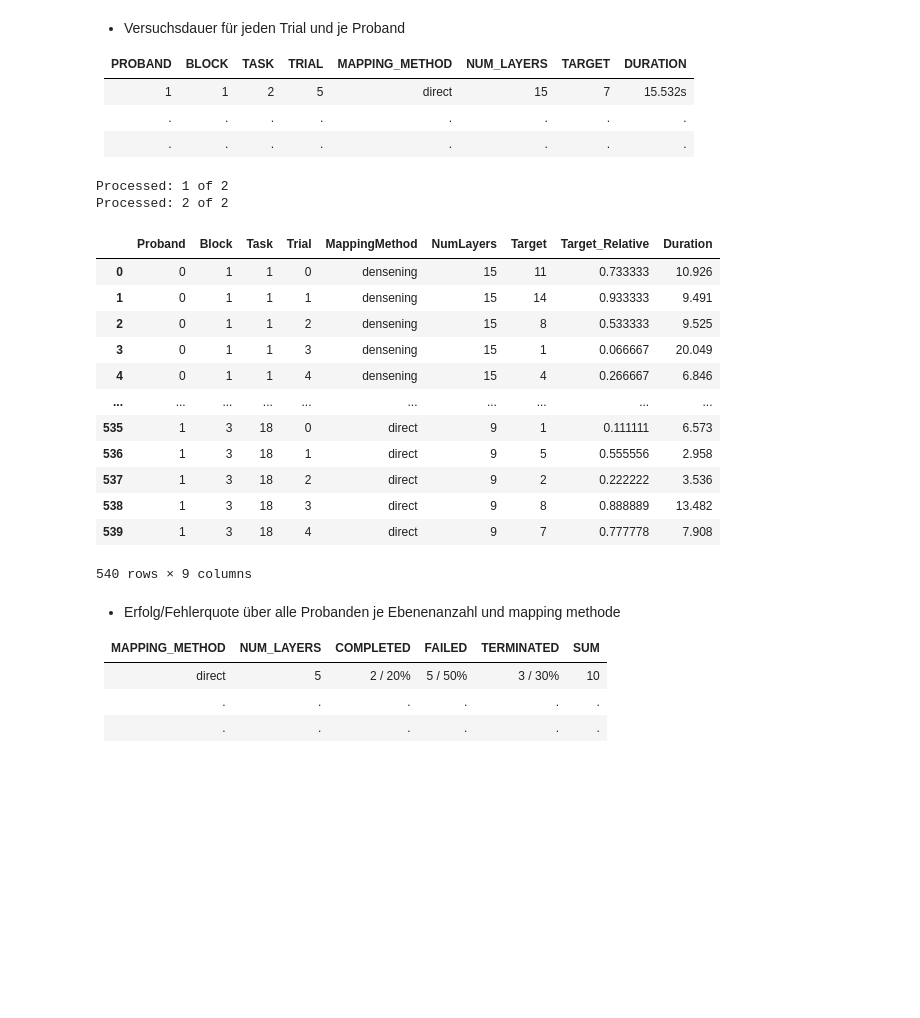
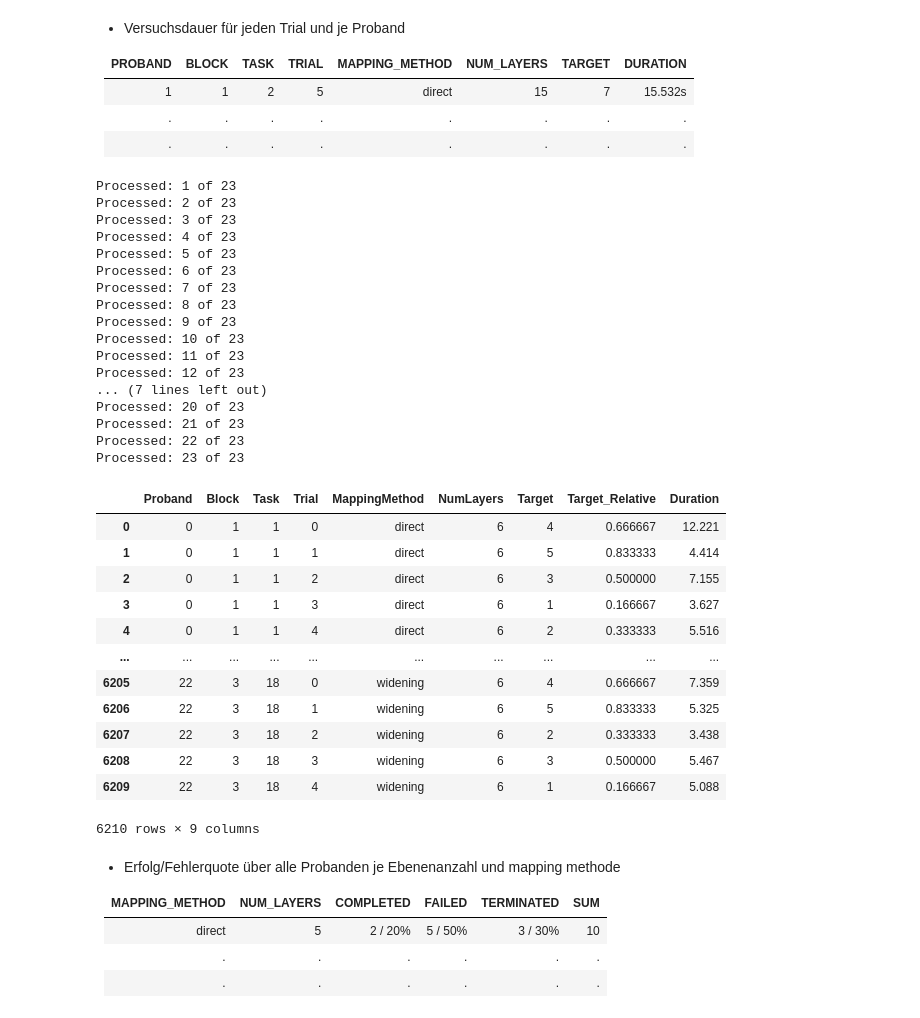
Before and after one commit to visualengineers/reflex-avi2022-results, a Jupyter notebook: code/zelasto study.ipynb, the cells around one changed output. Saved outputs shown, nothing was run; the diff lists cells and outputs as text; code cells hidden in the pictures; blank space fills up the shorter version.

```diff
--- a/code/zelasto study.ipynb
+++ b/code/zelasto study.ipynb
@@ -253,7 +266,7 @@ for proband in cleanedStudy:
         if proband["posX"][i] == " START":
             last_start = i
 
-        if last_start < i and (proband["posX"][i] == " COMPLETED" or proband["posX"][i] == " FAILED" or proband["posX"][i] == " TERMINATED"):
+        if (proband["posX"][i] == " COMPLETED" or proband["posX"][i] == " FAILED" or proband["posX"][i] == " TERMINATED"):
             # add Result to Dataframe
             # copy get the needed values and addd entry to the dataframe
             blockNo = math.ceil(proband["TaskNo"][i] / 18)
@@ -261,9 +274,13 @@ for proband in cleanedStudy:
             layerCount = proband["LayerCount"][i]
             target = int(proband["TargetLayers"][i].split(",")[proband["TrialIdx"][i]])
 
-            endOfTrials.loc[len(endOfTrials)] = [probandNum, blockNo, taskNo, proband["TrialIdx"][i], proband["mappingMethod"][i], layerCount, target, target / layerCount, proband["posX"][i] ]
+            if last_start >= i:
+                # double result - message
+                print("double result found for proband " + str(probandNum) + " : [" + str(blockNo) + " | " + str(taskNo) + " | " + str(proband["TrialIdx"][i]) + " | " + str(i) + "]")
+            else:
+                endOfTrials.loc[len(endOfTrials)] = [probandNum, blockNo, taskNo, proband["TrialIdx"][i], proband["mappingMethod"][i], layerCount, target, target / layerCount, proband["posX"][i] ]
 
-            last_start = len(proband)
+                last_start = len(proband)
 
     probandNum = probandNum+1
     print("Processed: " + str(probandNum) + " of " + str(len(cleanedStudy)))
@@ -311,52 +343,72 @@ for proband in cleanedStudy:
     time_start = datetime(1,1,1)
 
     # search for all results for each proband
     for i in range (0, len(proband)):
 
         # to prevent "double results": note index of last_start
         # save starting time
         if proband["posX"][i] == " START":
             last_start = i
             time_start = datetime.strptime(proband["DateTime"][i], timeFormat)
 
-        if last_start < i and (proband["posX"][i] == " COMPLETED" or proband["posX"][i] == " FAILED" or proband["posX"][i] == " TERMINATED"):
+        if proband["posX"][i] == " COMPLETED" or proband["posX"][i] == " FAILED" or proband["posX"][i] == " TERMINATED":
             # add Result to Dataframe
             # copy get the needed values and addd entry to the dataframe
             blockNo = math.ceil(proband["TaskNo"][i] / 18)
             taskNo = proband["TaskNo"][i] - ((blockNo - 1) * 18)
             layerCount = proband["LayerCount"][i]
             target = int(proband["TargetLayers"][i].split(",")[proband["TrialIdx"][i]])
             time_end = datetime.strptime(proband["DateTime"][i], timeFormat)
 
             delta = (time_end - time_start).total_seconds()
 
-            end_times.loc[len(end_times)] = [probandNum, blockNo, taskNo, proband["TrialIdx"][i], proband["mappingMethod"][i], layerCount, target, target / layerCount, delta ]
+            if last_start >= i:
+                # double result - message
+                print("double result found for proband " + str(probandNum) + " : [" + str(blockNo) + " | " + str(taskNo) + " | " + str(proband["TrialIdx"][i]) + " | " + str(i) + "]")
+            else:
 
-            time_start = datetime(1,1,1)
-            time_end = datetime(1,1,1)
-            last_start = len(proband)
+                end_times.loc[len(end_times)] = [probandNum, blockNo, taskNo, proband["TrialIdx"][i], proband["mappingMethod"][i], layerCount, target, target / layerCount, delta ]
+
+                time_start = datetime(1,1,1)
+                time_end = datetime(1,1,1)
+                last_start = len(proband)
 
     probandNum = probandNum+1
     print("Processed: " + str(probandNum) + " of " + str(len(cleanedStudy)))
 display(end_times)
 
 end_times.to_csv(r'times.csv', sep= ";")
 # %% [output]
-Processed: 1 of 2
-Processed: 2 of 2
+Processed: 1 of 23
+Processed: 2 of 23
+Processed: 3 of 23
+Processed: 4 of 23
+Processed: 5 of 23
+Processed: 6 of 23
+Processed: 7 of 23
+Processed: 8 of 23
+Processed: 9 of 23
+Processed: 10 of 23
+Processed: 11 of 23
+Processed: 12 of 23
+... (7 lines left out)
+Processed: 20 of 23
+Processed: 21 of 23
+Processed: 22 of 23
+Processed: 23 of 23
 |  | Proband | Block | Task | Trial | MappingMethod | NumLayers | Target | Target_Relative | Duration |
-| 0 | 0 | 1 | 1 | 0 | densening | 15 | 11 | 0.733333 | 10.926 |
-| 1 | 0 | 1 | 1 | 1 | densening | 15 | 14 | 0.933333 | 9.491 |
-| 2 | 0 | 1 | 1 | 2 | densening | 15 | 8 | 0.533333 | 9.525 |
-| 3 | 0 | 1 | 1 | 3 | densening | 15 | 1 | 0.066667 | 20.049 |
-| 4 | 0 | 1 | 1 | 4 | densening | 15 | 4 | 0.266667 | 6.846 |
+| 0 | 0 | 1 | 1 | 0 | direct | 6 | 4 | 0.666667 | 12.221 |
+| 1 | 0 | 1 | 1 | 1 | direct | 6 | 5 | 0.833333 | 4.414 |
+| 2 | 0 | 1 | 1 | 2 | direct | 6 | 3 | 0.500000 | 7.155 |
+| 3 | 0 | 1 | 1 | 3 | direct | 6 | 1 | 0.166667 | 3.627 |
+| 4 | 0 | 1 | 1 | 4 | direct | 6 | 2 | 0.333333 | 5.516 |
 | ... | ... | ... | ... | ... | ... | ... | ... | ... | ... |
-| 535 | 1 | 3 | 18 | 0 | direct | 9 | 1 | 0.111111 | 6.573 |
-| 536 | 1 | 3 | 18 | 1 | direct | 9 | 5 | 0.555556 | 2.958 |
-| 537 | 1 | 3 | 18 | 2 | direct | 9 | 2 | 0.222222 | 3.536 |
-| 538 | 1 | 3 | 18 | 3 | direct | 9 | 8 | 0.888889 | 13.482 |
-| 539 | 1 | 3 | 18 | 4 | direct | 9 | 7 | 0.777778 | 7.908 |
+| 6205 | 22 | 3 | 18 | 0 | widening | 6 | 4 | 0.666667 | 7.359 |
+| 6206 | 22 | 3 | 18 | 1 | widening | 6 | 5 | 0.833333 | 5.325 |
+| 6207 | 22 | 3 | 18 | 2 | widening | 6 | 2 | 0.333333 | 3.438 |
+| 6208 | 22 | 3 | 18 | 3 | widening | 6 | 3 | 0.500000 | 5.467 |
+| 6209 | 22 | 3 | 18 | 4 | widening | 6 | 1 | 0.166667 | 5.088 |
-540 rows × 9 columns
+6210 rows × 9 columns
 # %% [markdown]
 * Erfolg/Fehlerquote über alle Probanden je Ebenenanzahl und mapping methode
 
```
Also changed, not shown: parts of 4 cells of this notebook, 4 other files.
